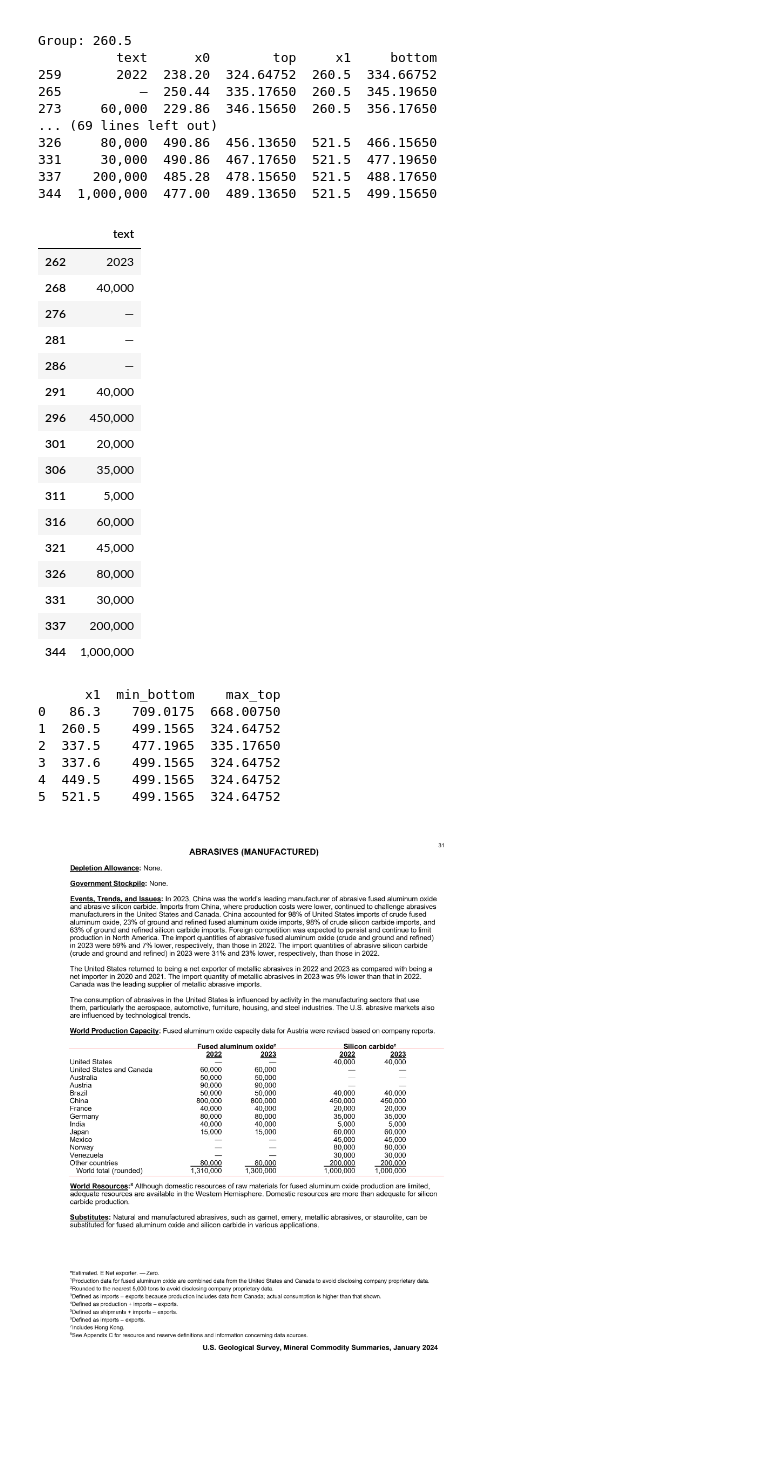
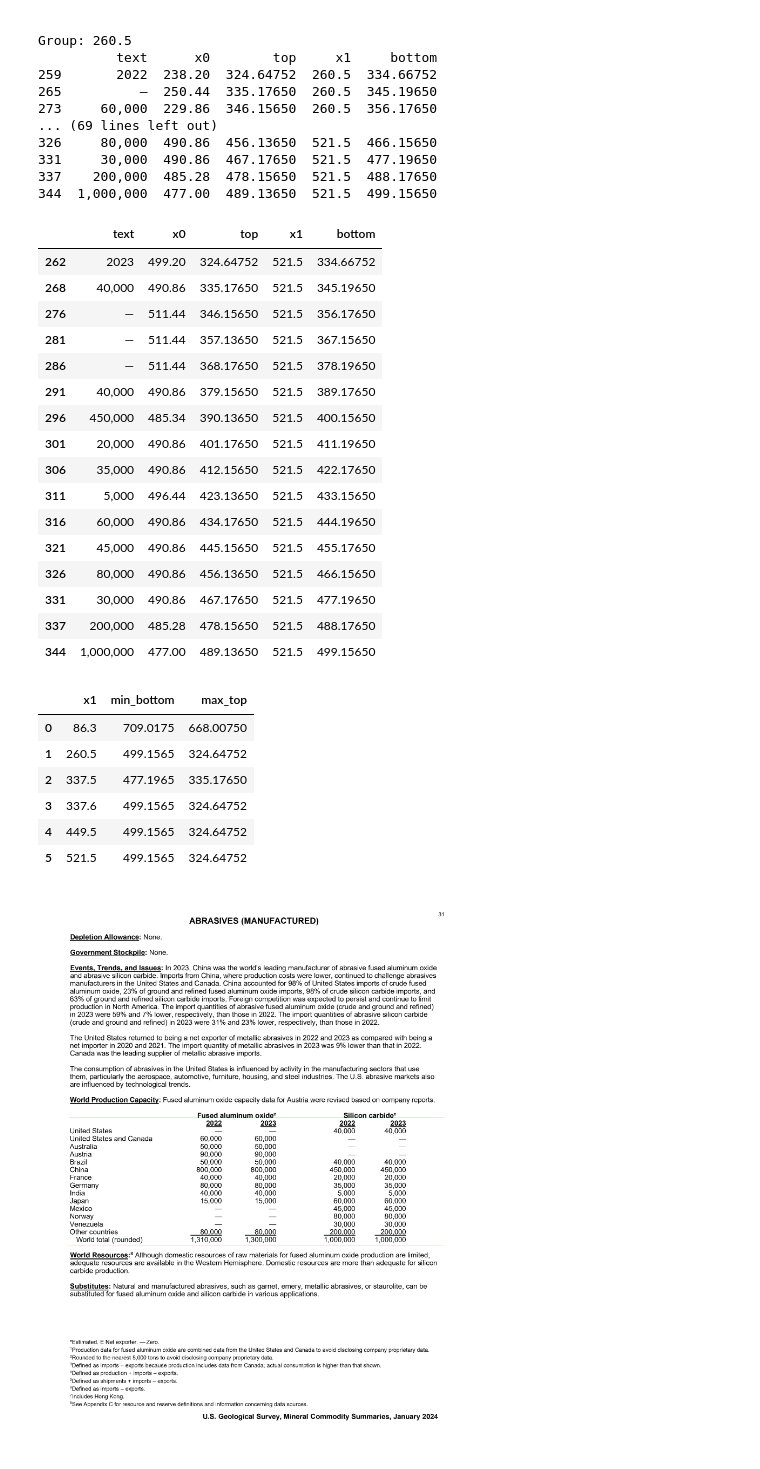
Before and after one commit to Yassmine2020/MaterialRisksSimulation, a Jupyter notebook: test_usgs/table_to_dataframe_using_coords.ipynb, the cells around one changed output. Cells and saved outputs as stored; diff of their text form; code cells hidden in the pictures; blank space fills up the shorter version.

```diff
--- a/test_usgs/table_to_dataframe_using_coords.ipynb
+++ b/test_usgs/table_to_dataframe_using_coords.ipynb
@@ -51,25 +51,25 @@ Group: 260.5
 337    200,000  485.28  478.15650  521.5  488.17650
 344  1,000,000  477.00  489.13650  521.5  499.15650
 # %%
-pd.DataFrame(df_test['text'])
+pd.DataFrame(df_test)
 # %% [output]
-|  | text |
-| 262 | 2023 |
-| 268 | 40,000 |
-| 276 | — |
-| 281 | — |
-| 286 | — |
-| 291 | 40,000 |
-| 296 | 450,000 |
-| 301 | 20,000 |
-| 306 | 35,000 |
-| 311 | 5,000 |
-| 316 | 60,000 |
-| 321 | 45,000 |
-| 326 | 80,000 |
-| 331 | 30,000 |
-| 337 | 200,000 |
-| 344 | 1,000,000 |
+|  | text | x0 | top | x1 | bottom |
+| 262 | 2023 | 499.20 | 324.64752 | 521.5 | 334.66752 |
+| 268 | 40,000 | 490.86 | 335.17650 | 521.5 | 345.19650 |
+| 276 | — | 511.44 | 346.15650 | 521.5 | 356.17650 |
+| 281 | — | 511.44 | 357.13650 | 521.5 | 367.15650 |
+| 286 | — | 511.44 | 368.17650 | 521.5 | 378.19650 |
+| 291 | 40,000 | 490.86 | 379.15650 | 521.5 | 389.17650 |
+| 296 | 450,000 | 485.34 | 390.13650 | 521.5 | 400.15650 |
+| 301 | 20,000 | 490.86 | 401.17650 | 521.5 | 411.19650 |
+| 306 | 35,000 | 490.86 | 412.15650 | 521.5 | 422.17650 |
+| 311 | 5,000 | 496.44 | 423.13650 | 521.5 | 433.15650 |
+| 316 | 60,000 | 490.86 | 434.17650 | 521.5 | 444.19650 |
+| 321 | 45,000 | 490.86 | 445.15650 | 521.5 | 455.17650 |
+| 326 | 80,000 | 490.86 | 456.13650 | 521.5 | 466.15650 |
+| 331 | 30,000 | 490.86 | 467.17650 | 521.5 | 477.19650 |
+| 337 | 200,000 | 485.28 | 478.15650 | 521.5 | 488.17650 |
+| 344 | 1,000,000 | 477.00 | 489.13650 | 521.5 | 499.15650 |
 # %%
 # Initialize lists to store the results
 min_bottoms = []
@@ -95,15 +95,15 @@ result_df = pd.DataFrame({
     'max_top': max_tops
 })
 
-print(result_df)
+result_df
 # %% [output]
-      x1  min_bottom    max_top
-0   86.3    709.0175  668.00750
-1  260.5    499.1565  324.64752
-2  337.5    477.1965  335.17650
-3  337.6    499.1565  324.64752
-4  449.5    499.1565  324.64752
-5  521.5    499.1565  324.64752
+|  | x1 | min_bottom | max_top |
+| 0 | 86.3 | 709.0175 | 668.00750 |
+| 1 | 260.5 | 499.1565 | 324.64752 |
+| 2 | 337.5 | 477.1965 | 335.17650 |
+| 3 | 337.6 | 499.1565 | 324.64752 |
+| 4 | 449.5 | 499.1565 | 324.64752 |
+| 5 | 521.5 | 499.1565 | 324.64752 |
 # %%
 # df[df['text'] == "2023"]
 # %%
```
Also changed, not shown: parts of 2 cells of this notebook, 4 other files.
